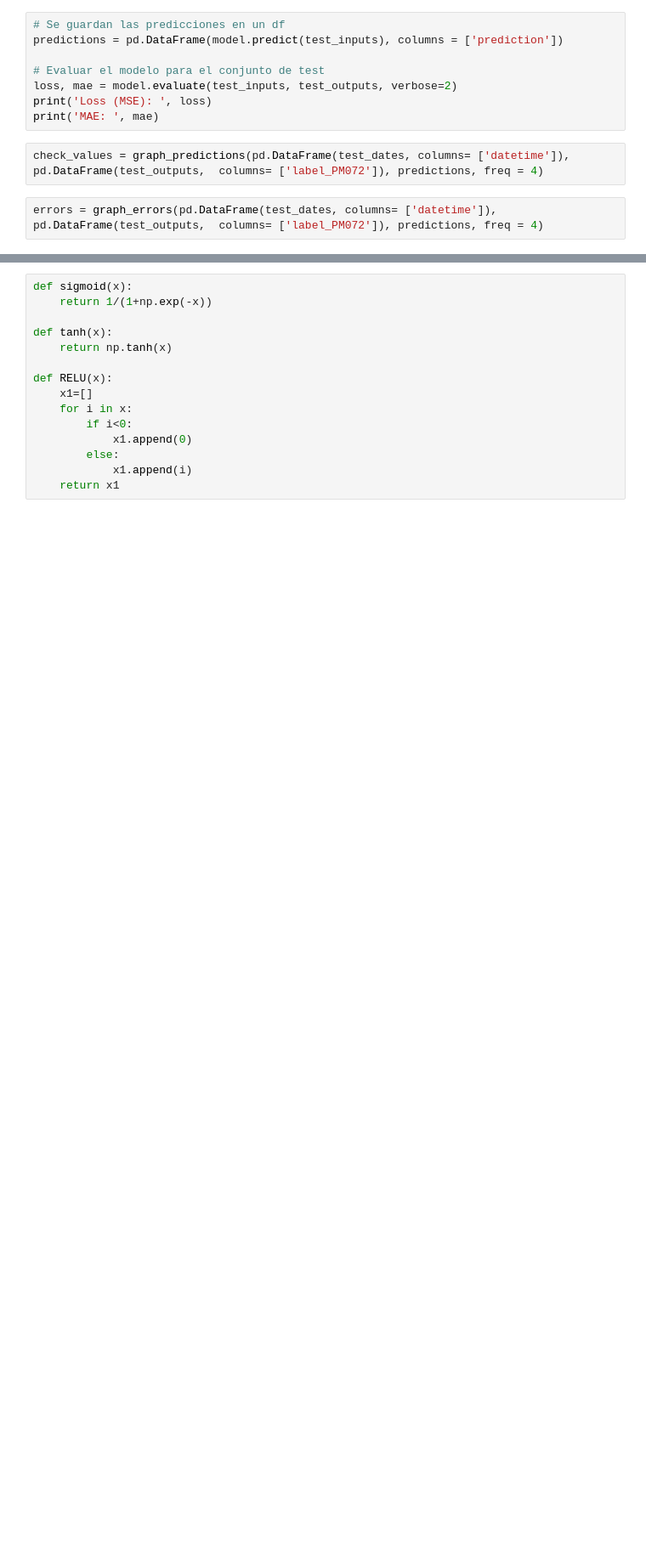
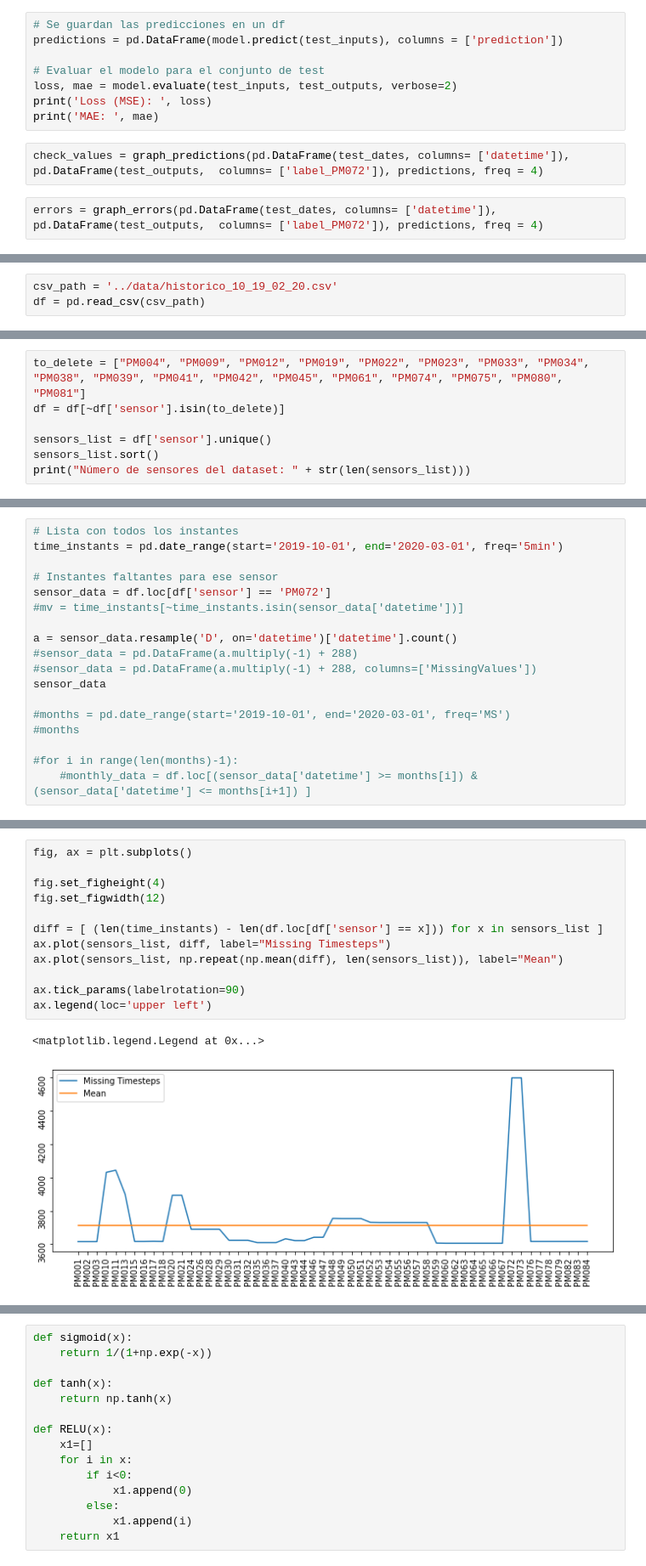
Before and after one commit to albertopmp/TFG, a Jupyter notebook: src/TrafficFlow.ipynb, the cells around one changed output, grey strips where cells are left out. Shown at 85% size. Saved outputs shown, nothing was run; the diff lists cells and outputs as text; blank space fills up the shorter version.

```diff
--- a/src/TrafficFlow.ipynb
+++ b/src/TrafficFlow.ipynb
@@ -3081,0 +3183,3 @@ errors = graph_errors(pd.DataFrame(test_dates, columns= ['datetime']), pd.DataFr
+# %%
+csv_path = '../data/historico_10_19_02_20.csv'
+df = pd.read_csv(csv_path)
@@ -3081,0 +3241,7 @@ errors = graph_errors(pd.DataFrame(test_dates, columns= ['datetime']), pd.DataFr
+# %%
+to_delete = ["PM004", "PM009", "PM012", "PM019", "PM022", "PM023", "PM033", "PM034", "PM038", "PM039", "PM041", "PM042", "PM045", "PM061", "PM074", "PM075", "PM080", "PM081"]
+df = df[~df['sensor'].isin(to_delete)]
+
+sensors_list = df['sensor'].unique()
+sensors_list.sort()
+print("Número de sensores del dataset: " + str(len(sensors_list)))
@@ -3081,0 +3270,18 @@ errors = graph_errors(pd.DataFrame(test_dates, columns= ['datetime']), pd.DataFr
+# %%
+# Lista con todos los instantes
+time_instants = pd.date_range(start='2019-10-01', end='2020-03-01', freq='5min')
+
+# Instantes faltantes para ese sensor
+sensor_data = df.loc[df['sensor'] == 'PM072']
+#mv = time_instants[~time_instants.isin(sensor_data['datetime'])]
+
+a = sensor_data.resample('D', on='datetime')['datetime'].count()
+#sensor_data = pd.DataFrame(a.multiply(-1) + 288)
+#sensor_data = pd.DataFrame(a.multiply(-1) + 288, columns=['MissingValues'])
+sensor_data
+
+#months = pd.date_range(start='2019-10-01', end='2020-03-01', freq='MS')
+#months
+
+#for i in range(len(months)-1):
+    #monthly_data = df.loc[(sensor_data['datetime'] >= months[i]) & (sensor_data['datetime'] <= months[i+1]) ]
@@ -3081,0 +3305,15 @@ errors = graph_errors(pd.DataFrame(test_dates, columns= ['datetime']), pd.DataFr
+# %%
+fig, ax = plt.subplots()
+
+fig.set_figheight(4)
+fig.set_figwidth(12)
+
+diff = [ (len(time_instants) - len(df.loc[df['sensor'] == x])) for x in sensors_list ]
+ax.plot(sensors_list, diff, label="Missing Timesteps")
+ax.plot(sensors_list, np.repeat(np.mean(diff), len(sensors_list)), label="Mean")
+
+ax.tick_params(labelrotation=90)
+ax.legend(loc='upper left')
+# %% [output]
+<matplotlib.legend.Legend at 0x...>
+[figure, added]
```
Also changed, not shown: parts of 29 cells of this notebook, 3 other files.
